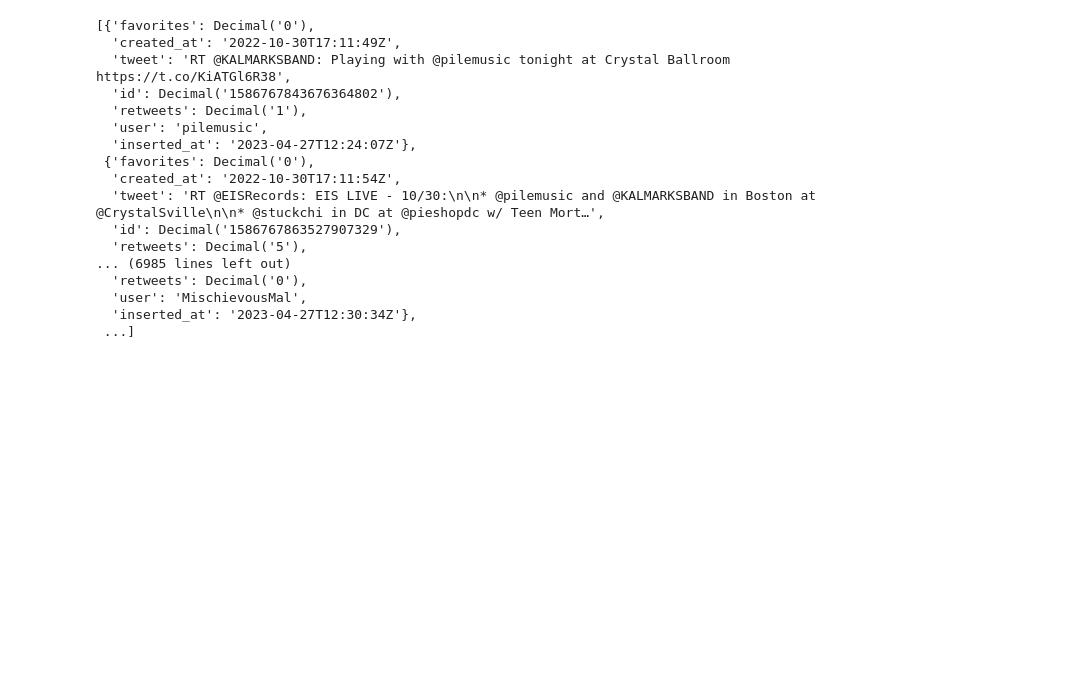
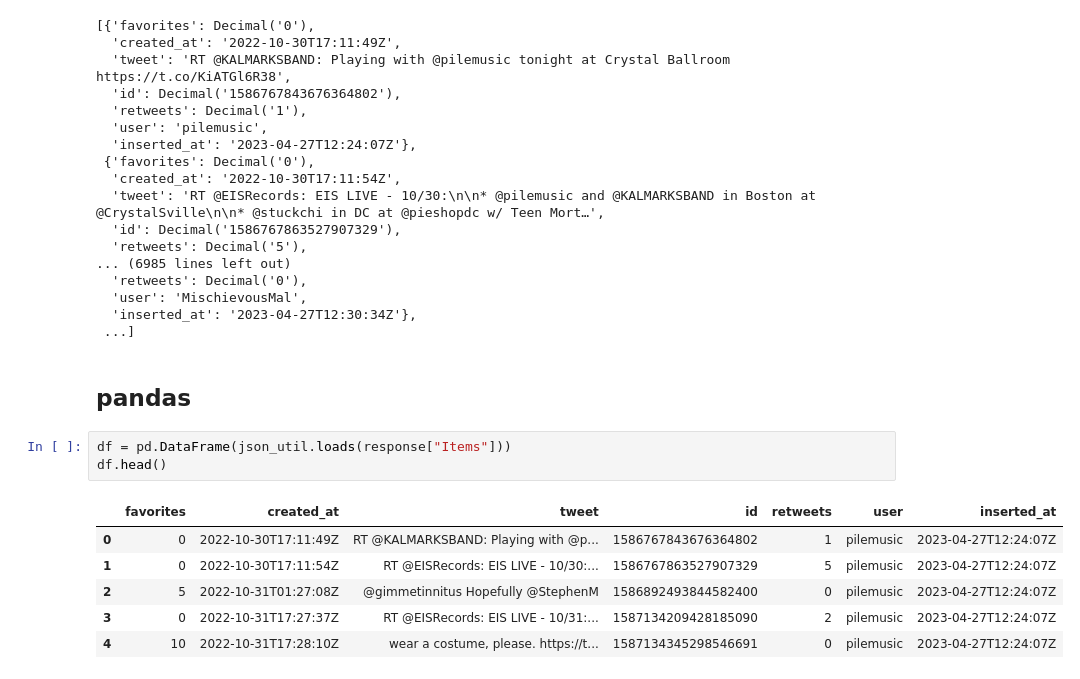
Before and after one commit to stevenhurwitt/twitter.ai, a Jupyter notebook: notebooks/dynamo_query_table.ipynb, the cells around one changed output. Saved outputs shown, nothing was run; the diff lists cells and outputs as text; blank space fills up the shorter version.

```diff
--- a/notebooks/dynamo_query_table.ipynb
+++ b/notebooks/dynamo_query_table.ipynb
@@ -107,3 +103,15 @@ response["Items"]
   'user': 'MischievousMal',
   'inserted_at': '2023-04-27T12:30:34Z'},
  ...]
+# %% [markdown]
+## pandas
+# %%
+df = pd.DataFrame(json_util.loads(response["Items"]))
+df.head()
+# %% [output]
+|  | favorites | created_at | tweet | id | retweets | user | inserted_at |
+| 0 | 0 | 2022-10-30T17:11:49Z | RT @KALMARKSBAND: Playing with @p... | 1586767843676364802 | 1 | pilemusic | 2023-04-27T12:24:07Z |
+| 1 | 0 | 2022-10-30T17:11:54Z | RT @EISRecords: EIS LIVE - 10/30:... | 1586767863527907329 | 5 | pilemusic | 2023-04-27T12:24:07Z |
+| 2 | 5 | 2022-10-31T01:27:08Z | @gimmetinnitus Hopefully @StephenM | 1586892493844582400 | 0 | pilemusic | 2023-04-27T12:24:07Z |
+| 3 | 0 | 2022-10-31T17:27:37Z | RT @EISRecords: EIS LIVE - 10/31:... | 1587134209428185090 | 2 | pilemusic | 2023-04-27T12:24:07Z |
+| 4 | 10 | 2022-10-31T17:28:10Z | wear a costume, please. https://t... | 1587134345298546691 | 0 | pilemusic | 2023-04-27T12:24:07Z |
```
Also changed, not shown: parts of 16 cells of this notebook, 2 other files.
